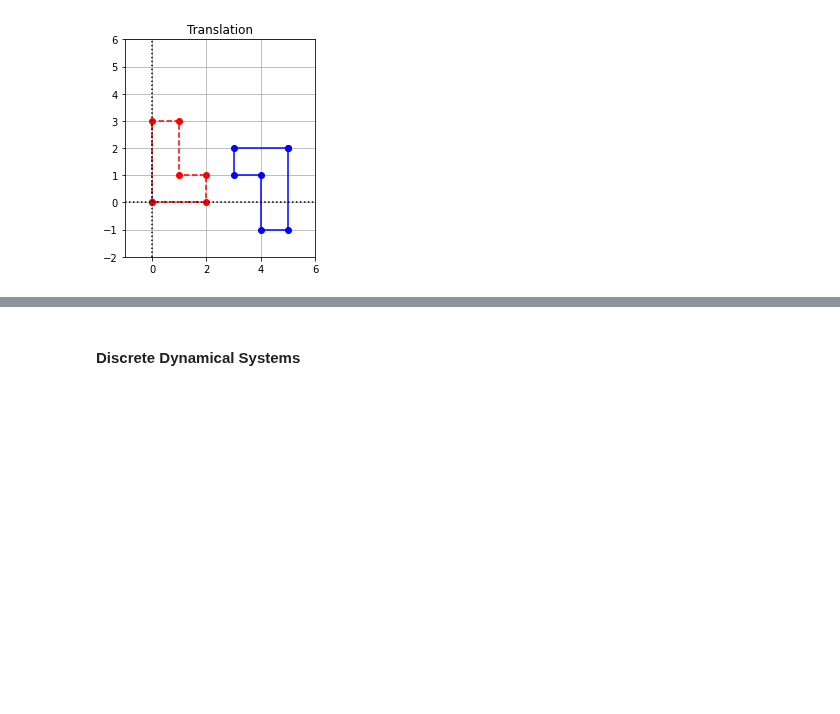
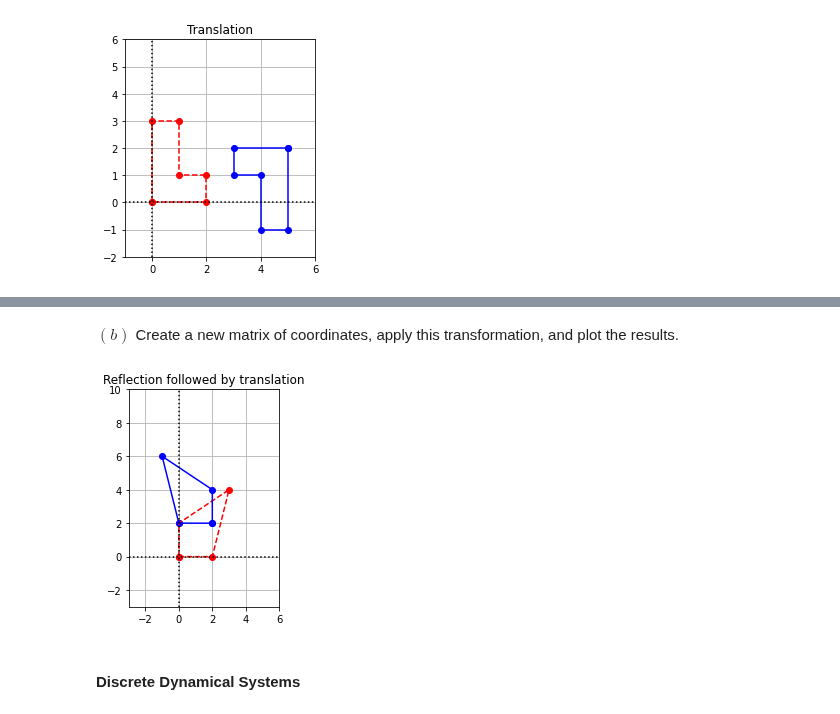
Before and after one commit to bvanderlei/jupyter-guide-to-linear-algebra, a Jupyter notebook: Linear_Transformations_Solutions.ipynb, the cells around one changed output, grey strips where cells are left out. Cells and saved outputs as stored; diff of their text form; code cells hidden in the pictures; blank space fills up the shorter version.

```diff
--- a/Linear_Transformations_Solutions.ipynb
+++ b/Linear_Transformations_Solutions.ipynb
@@ -1163,3 +1190,48 @@ ax.set_title("Translation");
+# %% [markdown]
+$(b)$ Create a new matrix of coordinates, apply this transformation, and plot the results.
+# %%
+## Building a new matrix of coordinates with the name as "coordinates":
+
+coordinates = np.array([[0,0],[0,2],[3,4],[2,0],[0,0]])
+coordinates = coordinates.transpose()
+
+x = coordinates[0,:]
+y = coordinates[1,:]
+
+# Form a matrix of coordinates with rows x, y, 1
+Ones = np.ones((1,5))
+coordinates = np.vstack((x,y,Ones))
+
+# Define the matrix for the transfomation SoT
+BA = np.array([[-1,0,2],[0,1,2],[0,0,1]])
+
+## Compute translation by matrix multiplication
+coords_translated = BA@coordinates
+
+## Slice off the first and second rows.  These are the coords of the translated points
+x_translated = coords_translated[0,:]
+y_translated = coords_translated[1,:]
+
+# Create the figure and axes objects
+fig, ax = plt.subplots()
+
+# Plot the points.
+ax.plot(x,y,'ro')
+ax.plot(x_translated,y_translated,'bo')
+
+# Connect the points by lines
+ax.plot(x,y,'r',ls="--")
+ax.plot(x_translated,y_translated,'b')
+
+# Edit some settings
+ax.axvline(x=0,color="k",ls=":")
+ax.axhline(y=0,color="k",ls=":")
+ax.grid(True)
+ax.axis([-3,6,-3,10])
+ax.set_aspect('equal')
+ax.set_title("Reflection followed by translation");
+# %% [output]
+[figure, added]
 # %% [markdown]
 #### Discrete Dynamical Systems
 # %% [markdown]
```
Also changed, not shown: parts of 2 cells of this notebook, 3 other files.
